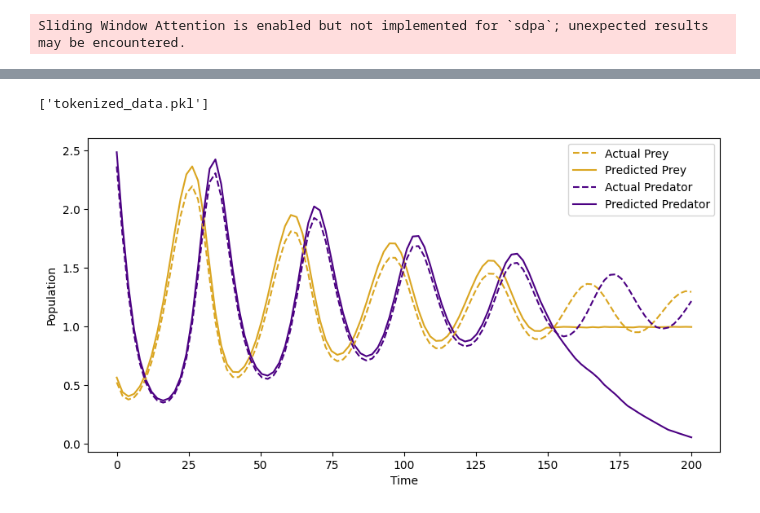
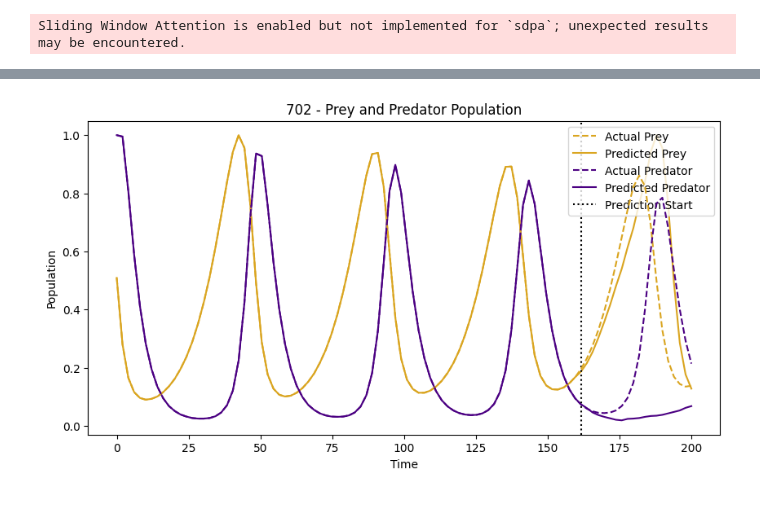
Before and after one commit to ljf441/tsllm, a Jupyter notebook: src/preprocessor.ipynb, the cells around one changed output, grey strips where cells are left out. Drawn from its saved outputs; the diff is of its cells as text; code cells hidden in the pictures.

```diff
--- a/src/preprocessor.ipynb
+++ b/src/preprocessor.ipynb
@@ -49,26 +57,17 @@ def encoding(prey, predator):
     encoded = ';'.join([','.join(map(str, row)) for row in series])
     return encoded
 
-
 def decoding(data):
     time_steps = data.split(';')
-    decoded = []
-    for step in time_steps:
-        if step.strip():
-            values = list(map(float, step.split(',')))
-            if len(values) == 2:  # Ensure each step has exactly 2 values
-                decoded.append(values)
-    decoded = np.array(decoded)
+    decoded = np.array([list(map(float, step.split(',')))
+                        for step in time_steps
+                        if step.strip()
+                        and len(step.split(',')) == 2
+                        and all(value.strip() for value in step.split(','))]
+                        [:100])
     prey = decoded[:, 0]
     predator = decoded[:, 1]
-    return prey[:100], predator[:100]
-
-# def decoding(data):
-#     time_steps = data.split(';')
-#     decoded = np.array([list(map(float, step.split(','))) for step in time_steps if step.strip()])
-#     prey = decoded[:, 0]
-#     predator = decoded[:, 1]
-#     return prey[:100], predator[:100]
+    return prey, predator
 # %%
 model, tokenizer = load_qwen()
 
@@ -97,9 +89,0 @@ joblib.dump(full_tokenized_data, "full_tokenized_data.pkl")
-# %%
-tokenized_data, preprocessed_data, combined_data, times = process_data(points=75)
-joblib.dump(tokenized_data, "tokenized_data.pkl")
-# %% [output]
-['tokenized_data.pkl']
-# %%
-loaded_data = joblib.load("tokenized_data.pkl")
-with torch.no_grad():
-    output = model.generate(loaded_data["input_ids"], attention_mask = loaded_data["attention_mask"], max_new_tokens = max_token_length)
@@ -110,15 +108,27 @@ actual_prey, actual_predator = full_combined_data[:,2], full_combined_data[:,3]
+# %%
+random_system_id = np.random.uniform(0, 1000, 1).astype(int)[0]
+full_tokenized_data, full_preprocessed_data, full_combined_data, full_times = process_data(system_id=random_system_id, points=100)
+max_token_length = full_tokenized_data["input_ids"].shape[1] + 1 #1180
+actual_prey, actual_predator = full_combined_data[:,2], full_combined_data[:,3]
+tokenized_data, preprocessed_data, combined_data, times = process_data(system_id=random_system_id, points=80)
+with torch.no_grad():
+    output = model.generate(tokenized_data["input_ids"], attention_mask = tokenized_data["attention_mask"], max_length = max_token_length)
+prediction = tokenizer.decode(output[0])
+pred_prey, pred_predator = decoding(prediction)
 # %%
 fig, ax = plt.subplots(figsize=(10, 5))
+ax.set_title(f"{random_system_id} - Prey and Predator Population")
 ax.plot(full_times, actual_prey, label="Actual Prey", linestyle="--", zorder=100, color="goldenrod")
 ax.plot(full_times, pred_prey, label="Predicted Prey", color="goldenrod")
 ax.plot(full_times, actual_predator, label="Actual Predator", linestyle="--", zorder=100, color="indigo")
 ax.plot(full_times, pred_predator, label="Predicted Predator", color="indigo")
 ax.set_xlabel("Time")
 ax.set_ylabel("Population")
+ax.axvline(full_times[80], color="black", linestyle="dotted", label="Prediction Start")
 ax.legend()
 plt.show()
 # %% [output]
-[figure, old version]
+[figure, new version]
 # %%
 print("MEAN PREY SQUARED ERROR:", mean_squared_error(pred_prey, actual_prey))
 print("MEAN PREY ABSOLUTE ERROR:", mean_absolute_error(pred_prey, actual_prey))
```
Also changed, not shown: parts of 7 cells of this notebook, 2 other files.
